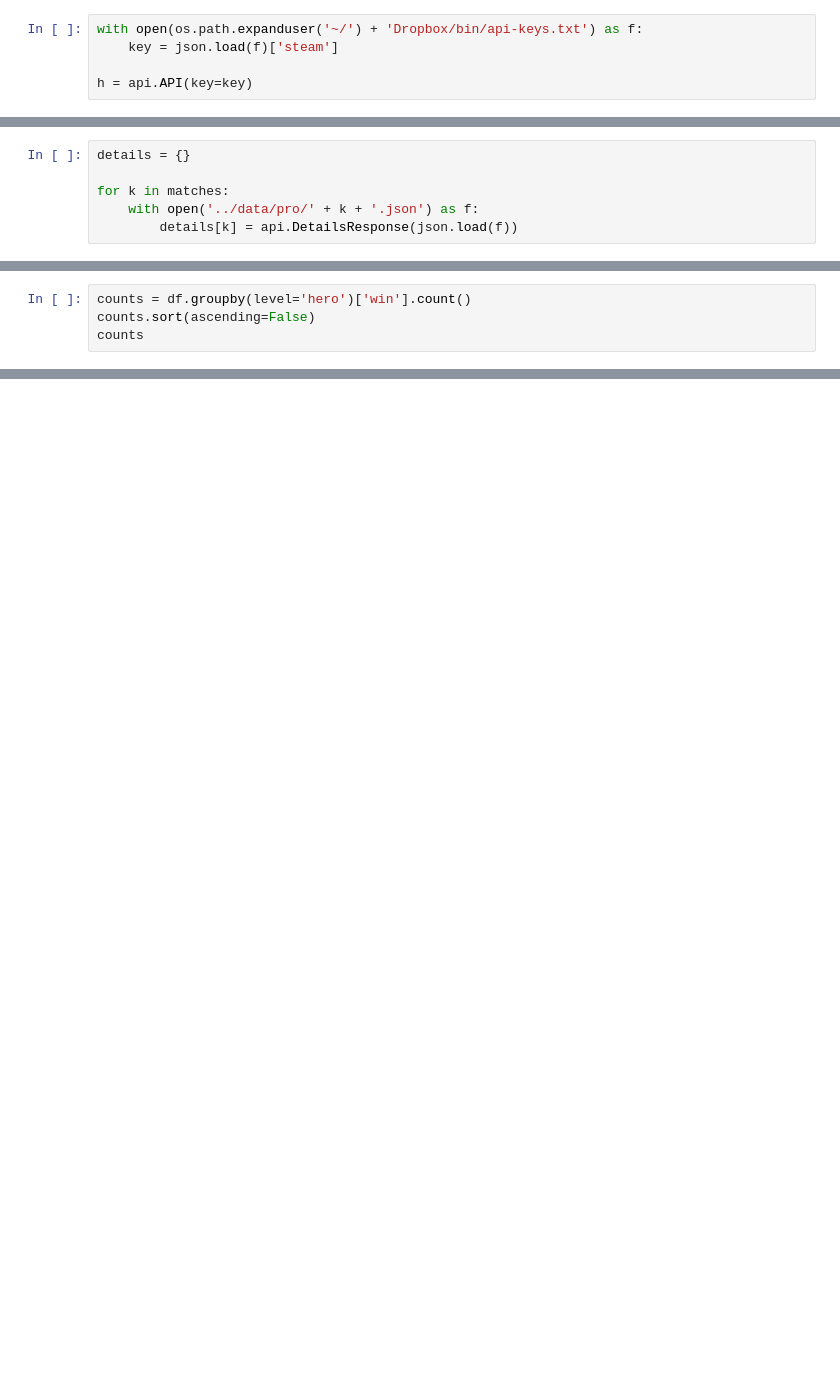
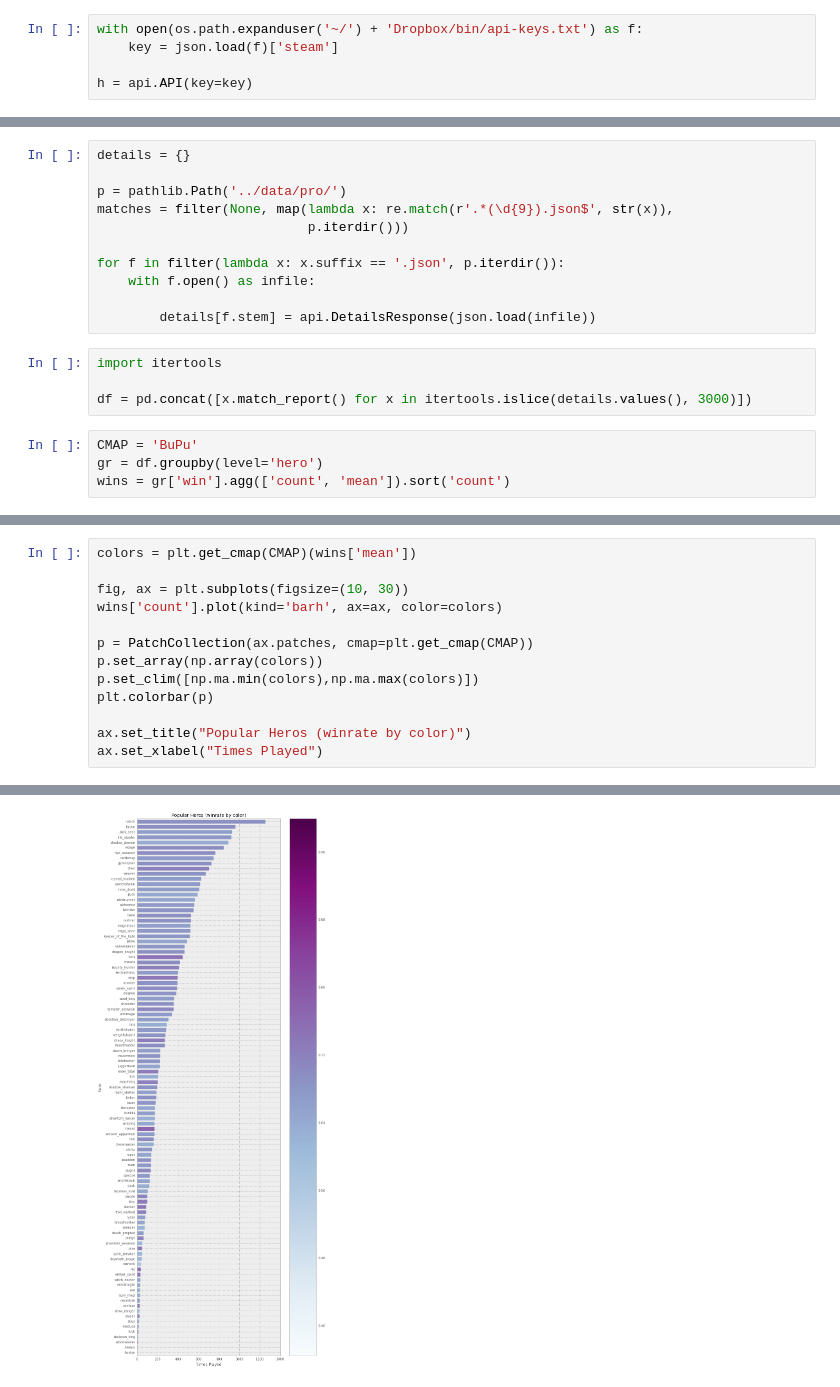
Before and after one commit to TomAugspurger/dota, a Jupyter notebook: examples/Pro Matches.ipynb, the cells around one changed output, grey strips where cells are left out. Saved outputs shown, nothing was run; the diff lists cells and outputs as text; blank space fills up the shorter version.

```diff
--- a/examples/Pro Matches.ipynb
+++ b/examples/Pro Matches.ipynb
@@ -59,6 +20,0 @@ for k in details:
-# %%
-details = {}
-
-for k in matches:
-    with open('../data/pro/' + k + '.json') as f:
-        details[k] = api.DetailsResponse(json.load(f))
@@ -80,4 +21,19 @@ df.head()
+# %%
+details = {}
+
+p = pathlib.Path('../data/pro/')
+matches = filter(None, map(lambda x: re.match(r'.*(\d{9}).json$', str(x)),
+                           p.iterdir()))
+
+for f in filter(lambda x: x.suffix == '.json', p.iterdir()):
+    with f.open() as infile:
+
+        details[f.stem] = api.DetailsResponse(json.load(infile))
+# %%
+import itertools
+
+df = pd.concat([x.match_report() for x in itertools.islice(details.values(), 3000)])
 # %%
-counts = df.groupby(level='hero')['win'].count()
-counts.sort(ascending=False)
-counts
+CMAP = 'BuPu'
+gr = df.groupby(level='hero')
+wins = gr['win'].agg(['count', 'mean']).sort('count')
@@ -103,0 +40,14 @@ counts.
+# %%
+colors = plt.get_cmap(CMAP)(wins['mean'])
+
+fig, ax = plt.subplots(figsize=(10, 30))
+wins['count'].plot(kind='barh', ax=ax, color=colors)
+
+p = PatchCollection(ax.patches, cmap=plt.get_cmap(CMAP))
+p.set_array(np.array(colors))
+p.set_clim([np.ma.min(colors),np.ma.max(colors)])
+plt.colorbar(p)
+
+ax.set_title("Popular Heros (winrate by color)")
+ax.set_xlabel("Times Played")
+# %% [output]
@@ -103,0 +55 @@ counts.
+[figure, added]
```
Also changed, not shown: parts of 14 cells of this notebook.
